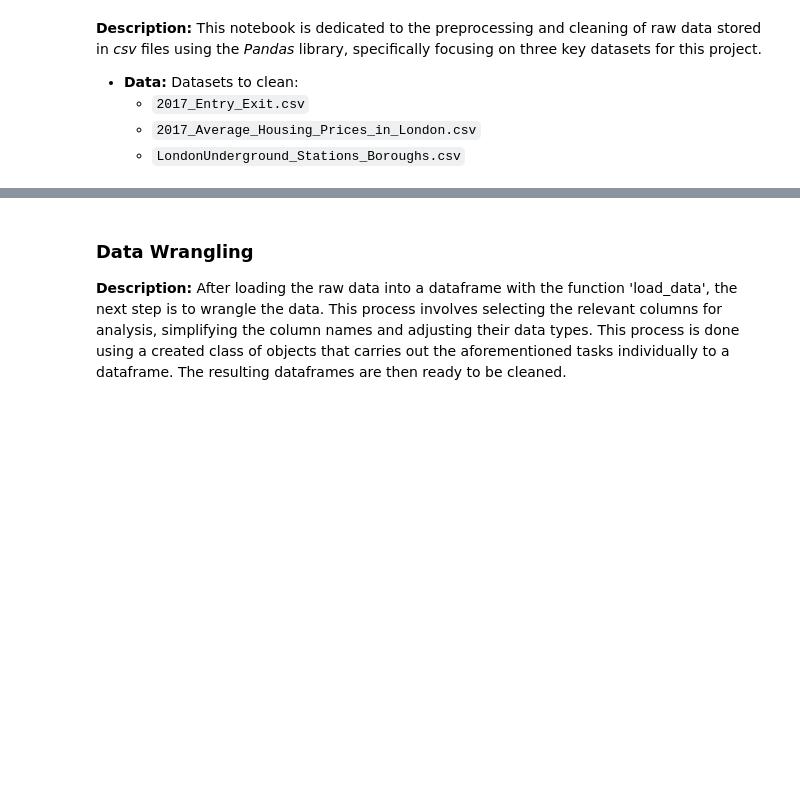
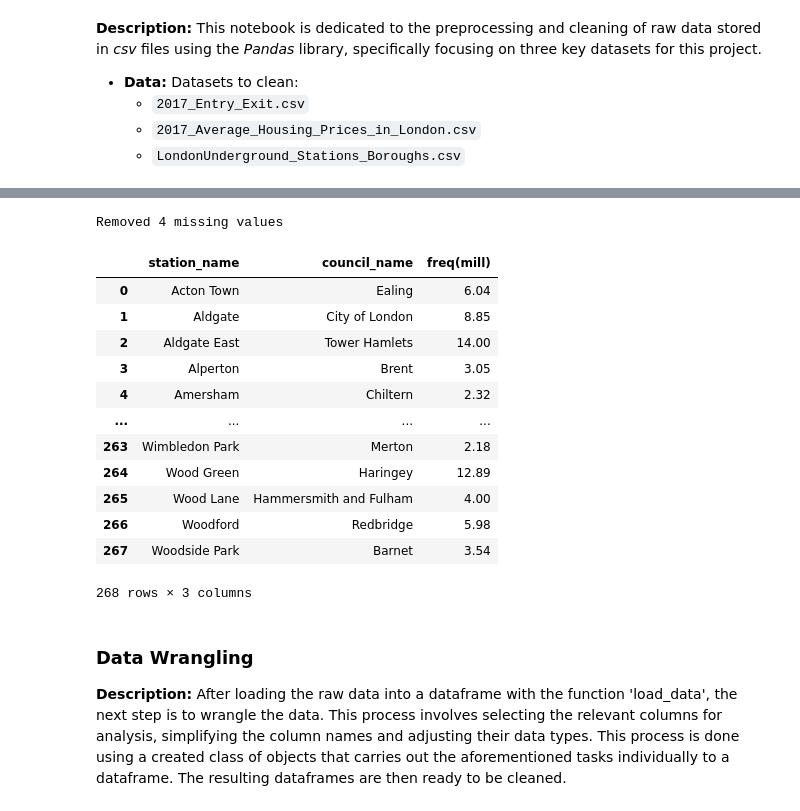
Before and after one commit to xu3n12/UK-Council-Data-Quality-Analysis, a Jupyter notebook: Data Cleaning.ipynb, the cells around one changed output, grey strips where cells are left out. Saved outputs shown, nothing was run; the diff lists cells and outputs as text; code cells hidden in the pictures; blank space fills up the shorter version.

```diff
--- a/Data Cleaning.ipynb
+++ b/Data Cleaning.ipynb
@@ -15 +74,52 @@ import numpy as np
+# %%
+# The data cleaning pipeline
+def drop_dups(df, dup_cols):
+    df = df.drop_duplicates(subset = dup_cols, ignore_index = True)
+    return df
+'''
+def drop_outs(df, out_cols):
+    q1 = df[out_cols].quantile(0.25)
+    q3 = df[out_cols].quantile(0.75)
+    iqr = q3 - q1
+    # remove outliers
+    df = df[(df[out_cols] > (q1 - 1.5 * iqr))
+            & (df[out_cols] < (q3 + 1.5 * iqr))]
+    return df
+'''
+def drop_na(df):
+    na = df.isnull().sum()
+    df = df.dropna()
+    print('Removed {} missing values'.format(na.sum()))
+    return df
+
+def data_cleaning_pipeline(df,
+                           dup_cols,
+                           out_cols,
+                           na_cols):
+    df = drop_dups(df, dup_cols)
+    #df = drop_outs(df, out_cols)
+    df = drop_na(df)
+    return df
+# %%
+ldn_sta_freq = data_cleaning_pipeline(ldn_sta_freq_loaded,
+                                      ['station_name', 'council_name', 'freq(mill)'],
+                                      ['freq(mill)'],
+                                      ['station_name', 'council_name', 'freq(mill)']
+                                     )
+ldn_sta_freq
+# %% [output]
+Removed 4 missing values
+|  | station_name | council_name | freq(mill) |
+| 0 | Acton Town | Ealing | 6.04 |
+| 1 | Aldgate | City of London | 8.85 |
+| 2 | Aldgate East | Tower Hamlets | 14.00 |
+| 3 | Alperton | Brent | 3.05 |
+| 4 | Amersham | Chiltern | 2.32 |
+| ... | ... | ... | ... |
+| 263 | Wimbledon Park | Merton | 2.18 |
+| 264 | Wood Green | Haringey | 12.89 |
+| 265 | Wood Lane | Hammersmith and Fulham | 4.00 |
+| 266 | Woodford | Redbridge | 5.98 |
+| 267 | Woodside Park | Barnet | 3.54 |
+268 rows × 3 columns
 # %%
```
Also changed, not shown: parts of 24 cells of this notebook.
